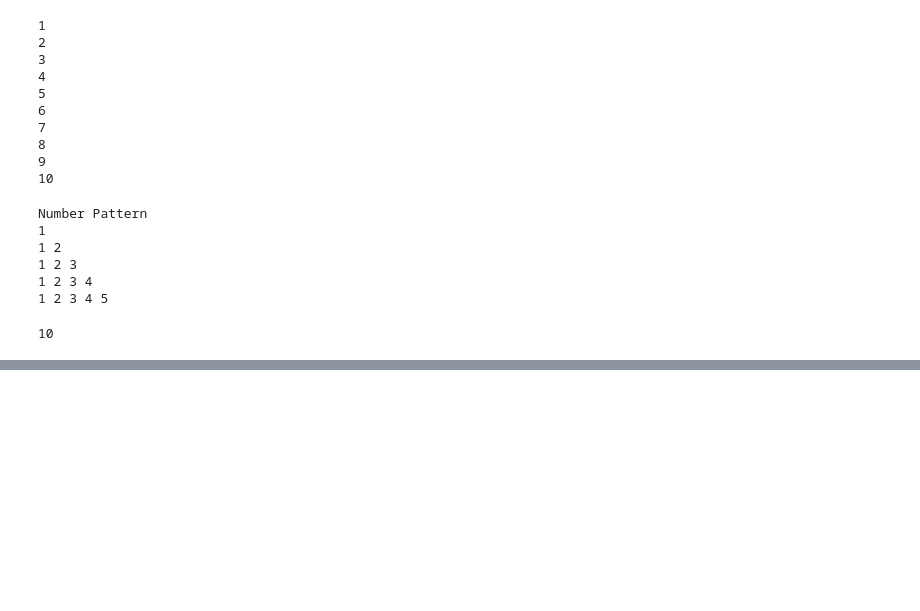
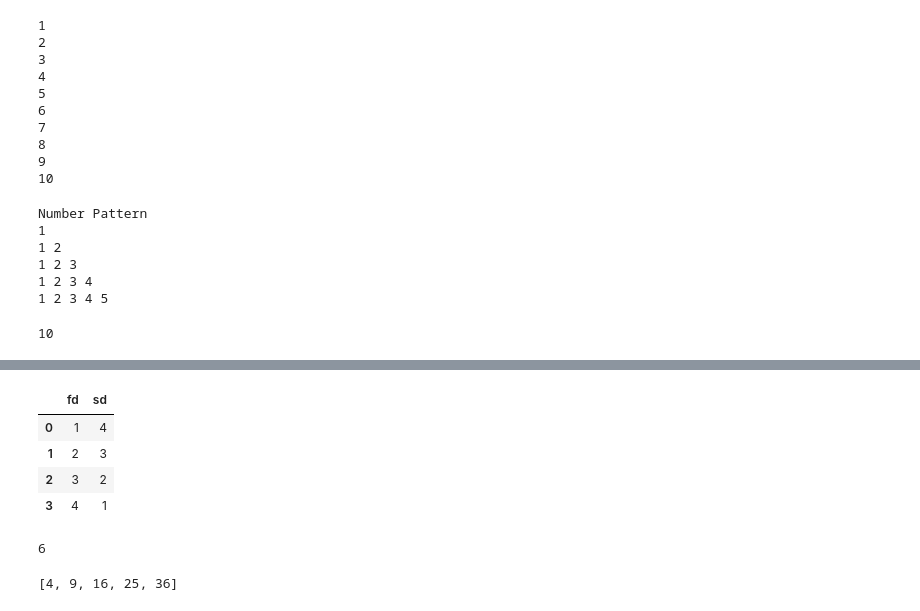
Before and after one commit to bysubanji/Python_practice, a Jupyter notebook: pythonpractice2.ipynb, the cells around one changed output, grey strips where cells are left out. Cells and saved outputs as stored; diff of their text form; code cells hidden in the pictures; blank space fills up the shorter version.

```diff
--- a/pythonpractice2.ipynb
+++ b/pythonpractice2.ipynb
@@ -1059,0 +1565,11 @@ print(_sum(num,n))
+# %%
+sr = {'fd' : pd.Series([1,2,3,4]),
+      'sd' : pd.Series([4,3,2,1])}
+ss=pd.DataFrame(sr)
+ss
+# %% [output]
+|  | fd | sd |
+| 0 | 1 | 4 |
+| 1 | 2 | 3 |
+| 2 | 3 | 2 |
+| 3 | 4 | 1 |
@@ -1059,0 +1579,5 @@ print(_sum(num,n))
+# %%
+lst= a*b
+lst
+# %% [output]
+6
@@ -1059,0 +1586,5 @@ print(_sum(num,n))
+# %%
+sq = [number **2 for number in lst]
+print(sq)
+# %% [output]
+[4, 9, 16, 25, 36]
```
Also changed, not shown: parts of 64 cells of this notebook.
